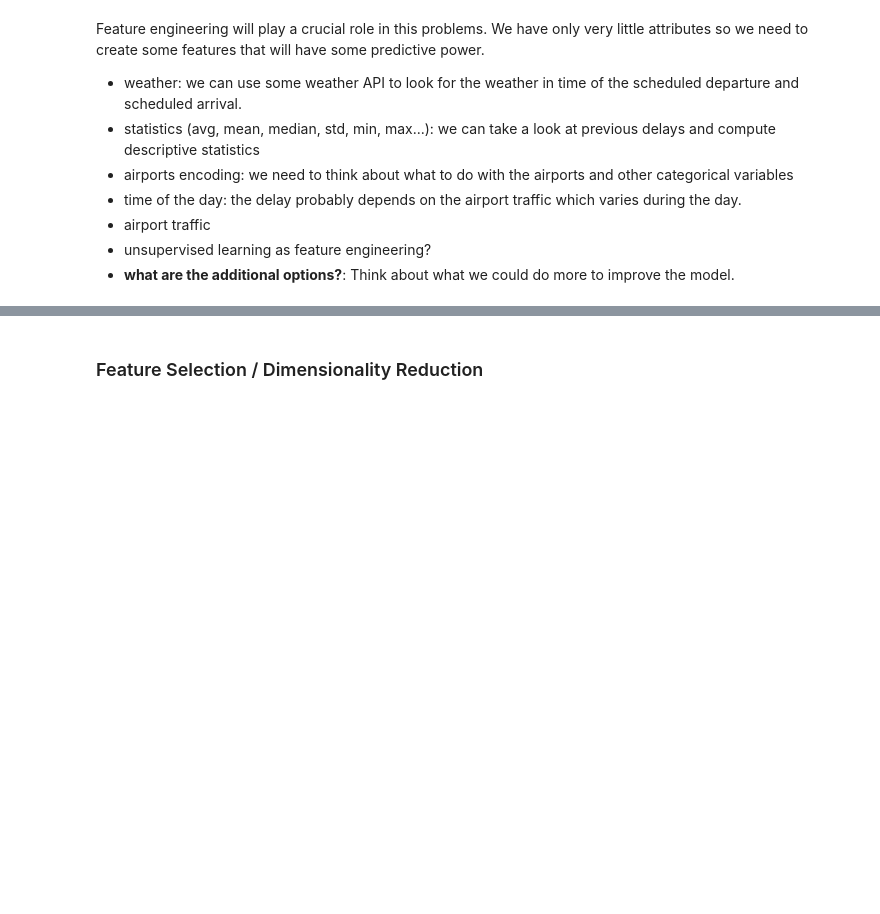
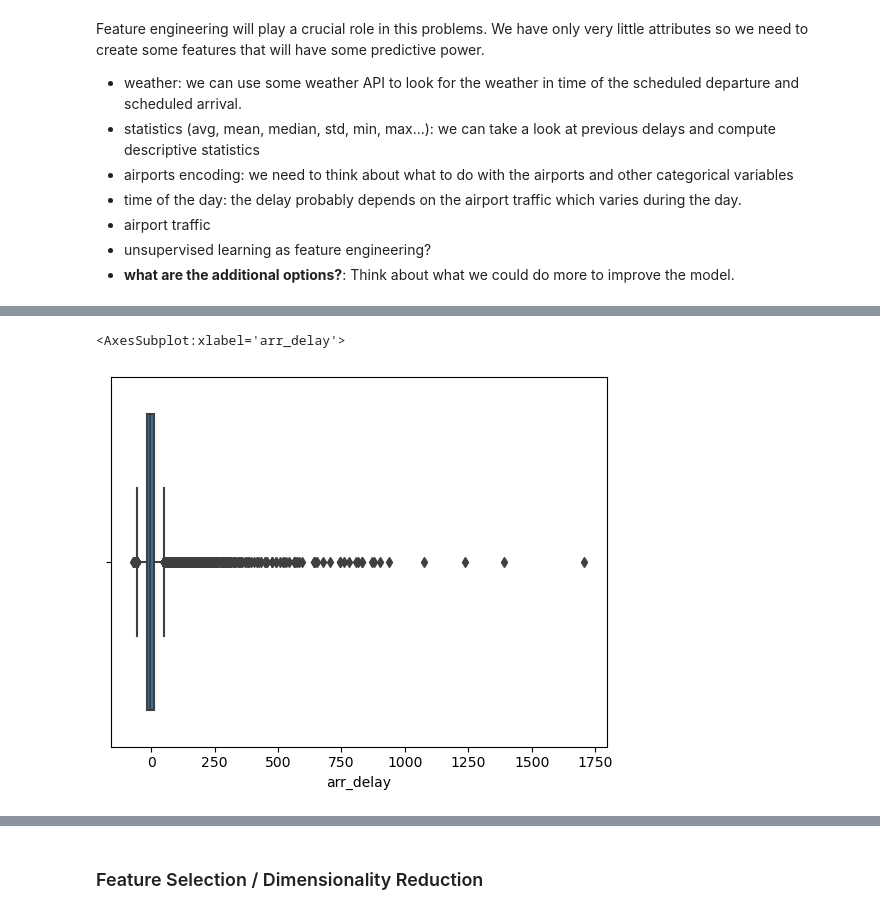
Before and after one commit to taaaraaa/Supervised-Learning-Project, a Jupyter notebook: modeling-bryan.ipynb, the cells around one changed output, grey strips where cells are left out. Cells and saved outputs as stored; diff of their text form; code cells hidden in the pictures; blank space fills up the shorter version.

```diff
--- a/modeling-bryan.ipynb
+++ b/modeling-bryan.ipynb
@@ -59,0 +74,5 @@ Feature engineering will play a crucial role in this problems. We have only very
+# %%
+sns.boxplot(x=df['arr_delay'])
+# %% [output]
+<AxesSubplot:xlabel='arr_delay'>
+[figure, added]
```
Also changed, not shown: parts of 37 cells of this notebook, 18 other files.
